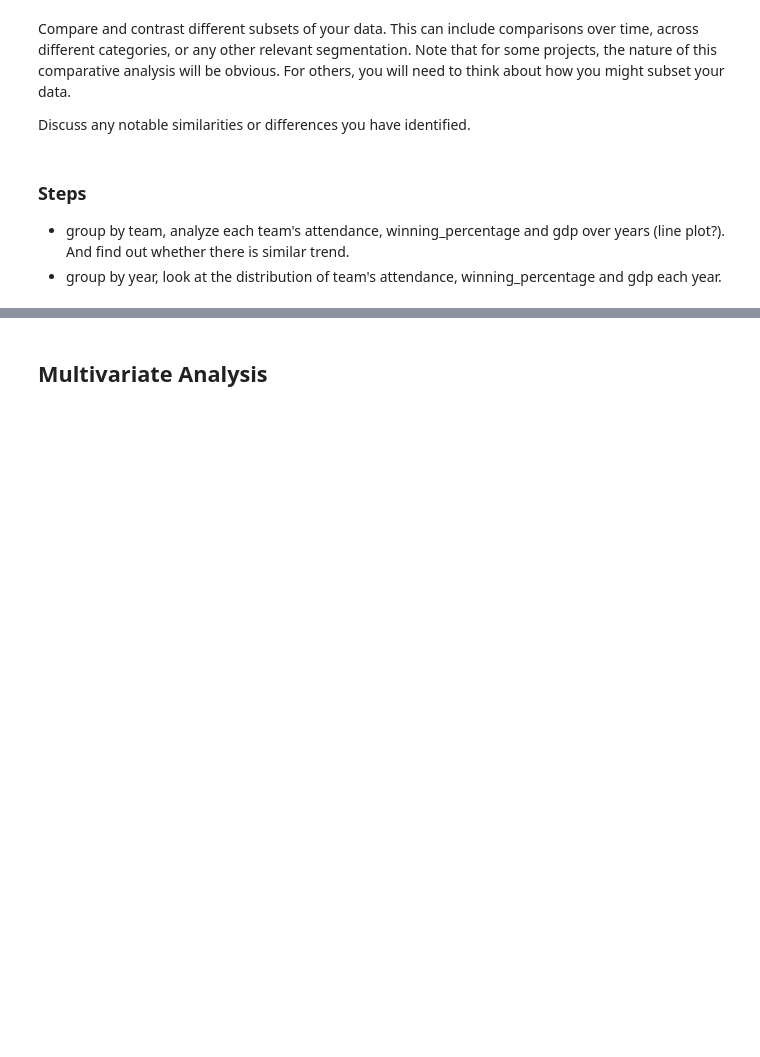
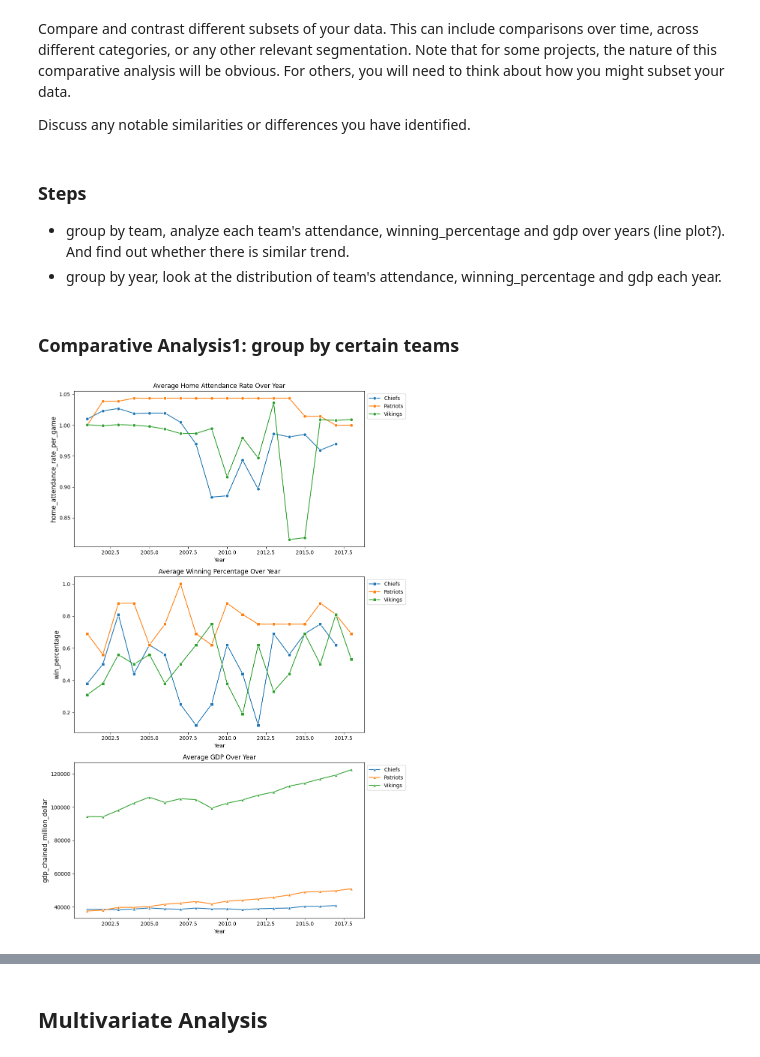
Before and after one commit to RaymoneXTY/SI618project_WN2024, a Jupyter notebook: part2-analysis.ipynb, the cells around one changed output, grey strips where cells are left out. Cells and saved outputs as stored; diff of their text form; code cells hidden in the pictures; blank space fills up the shorter version.

```diff
--- a/part2-analysis.ipynb
+++ b/part2-analysis.ipynb
@@ -277,3 +482,47 @@ Discuss any notable similarities or differences you have identified.
 ### Steps
 - group by team, analyze each team's attendance, winning_percentage and gdp over years (line plot?). And find out whether there is similar trend.
 - group by year, look at the distribution of team's attendance, winning_percentage and gdp each year.
+# %% [markdown]
+### Comparative Analysis1: group by certain teams
+# %%
+# Analyze the team's attendance, win_percentage and GDP over year from Vikings, Chiefs, and Patriots (Group by certain teams)
+team = final_dataset[(final_dataset['team_name'] == 'Vikings') | (final_dataset['team_name'] == 'Chiefs') | (final_dataset['team_name'] == 'Patriots')]
+average_home_attendance_rate = team.groupby(['team_name', 'year'])['home_attendance_rate_per_game'].mean().reset_index()
+average_winning_percentage = team.groupby(['team_name', 'year'])['win_percentage'].mean().reset_index()
+average_gdp = team.groupby(['team_name', 'year'])['gdp_chained_million_dollar'].mean().reset_index()
+# %%
+# Graph for average home attendance rate, winning percentage, and gdp over year for Vikings, Chiefs, and Patriots
+def plot_graphs(data):
+    fig, ax = plt.subplots(3, 1, figsize=(10, 15))  # Increase figure size
+
+    # Home Attendance Rate
+    sns.lineplot(data=data['average_home_attendance_rate'], x='year', y='home_attendance_rate_per_game', hue='team_name', ax=ax[0], marker='o')
+    ax[0].set_title('Average Home Attendance Rate Over Year')
+    ax[0].legend(loc='upper left', bbox_to_anchor=(1, 1))  # Move legend out of plot
+
+    # Winning Percentage
+    sns.lineplot(data=data['average_winning_percentage'], x='year', y='win_percentage', hue='team_name', ax=ax[1], marker='s')
+    ax[1].set_title('Average Winning Percentage Over Year')
+    ax[1].legend(loc='upper left', bbox_to_anchor=(1, 1))
+
+    # GDP
+    sns.lineplot(data=data['average_gdp'], x='year', y='gdp_chained_million_dollar', hue='team_name', ax=ax[2], marker='^')
+    ax[2].set_title('Average GDP Over Year')
+    ax[2].legend(loc='upper left', bbox_to_anchor=(1, 1))
+
+    for axis in ax:
+        axis.set_xlabel('Year')  # Set x-axis label
+        axis.set_ylabel(axis.get_ylabel(), fontsize=12)  # Set y-axis label with larger font
+        axis.tick_params(axis='both', which='major', labelsize=10)  # Set larger tick labels
+
+    plt.tight_layout()
+    plt.show()
+
+# call the function to plot the graphs
+plot_graphs({
+    'average_home_attendance_rate': average_home_attendance_rate,
+    'average_winning_percentage': average_winning_percentage,
+    'average_gdp': average_gdp
+})
+# %% [output]
+[figure, added]
```
Also changed, not shown: parts of 56 cells of this notebook.
